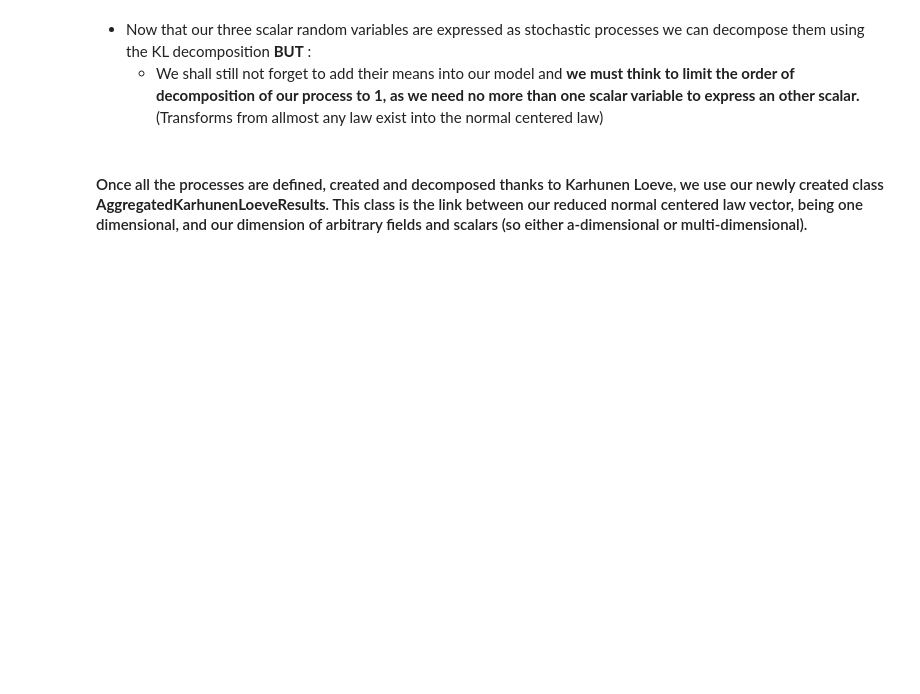
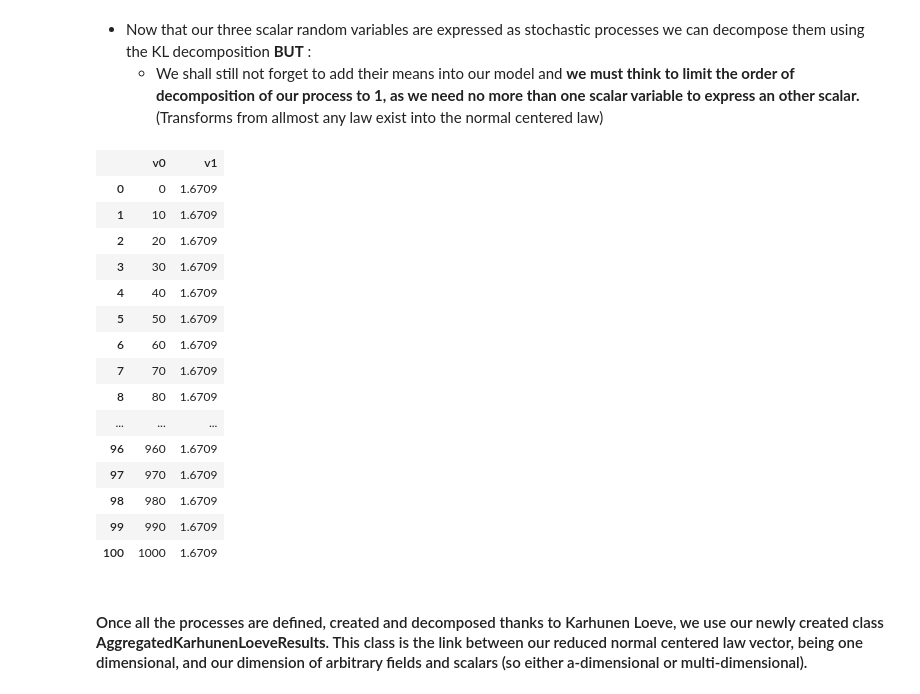
Before and after one commit to Kramer84/KarhunenLoeveFieldSensitivity, a Jupyter notebook: MethodValidationScriptsStandalone/SensitivityAnalysisMethod_AnalysisAndValidation.ipynb, the cells around one changed output. Saved outputs shown, nothing was run; the diff lists cells and outputs as text; code cells hidden in the pictures; blank space fills up the shorter version.

```diff
--- a/MethodValidationScriptsStandalone/SensitivityAnalysisMethod_AnalysisAndValidation.ipynb
+++ b/MethodValidationScriptsStandalone/SensitivityAnalysisMethod_AnalysisAndValidation.ipynb
@@ -126,6 +124,25 @@ algorithm2.setNbModes(1)
 algorithm2.run()
 resultsFnor = algorithm2.getResult()
 resultsFnor.setName('Fnorm_')
+# %%
+resultsFnor.liftAsField([.3038])
+# %% [output]
+|  | v0 | v1 |
+| 0 | 0 | 1.6709 |
+| 1 | 10 | 1.6709 |
+| 2 | 20 | 1.6709 |
+| 3 | 30 | 1.6709 |
+| 4 | 40 | 1.6709 |
+| 5 | 50 | 1.6709 |
+| 6 | 60 | 1.6709 |
+| 7 | 70 | 1.6709 |
+| 8 | 80 | 1.6709 |
+| ... | ... | ... |
+| 96 | 960 | 1.6709 |
+| 97 | 970 | 1.6709 |
+| 98 | 980 | 1.6709 |
+| 99 | 990 | 1.6709 |
+| 100 | 1000 | 1.6709 |
 # %% [markdown]
 #### Once all the processes are defined, created and decomposed thanks to Karhunen Loeve, we use our newly created class **AggregatedKarhunenLoeveResults**. This class is the link between our reduced normal centered law vector, being one dimensional, and our dimension of arbitrary fields and scalars (so either a-dimensional or multi-dimensional).
 # %%
```
Also changed, not shown: parts of 34 cells of this notebook, 17 other files.
